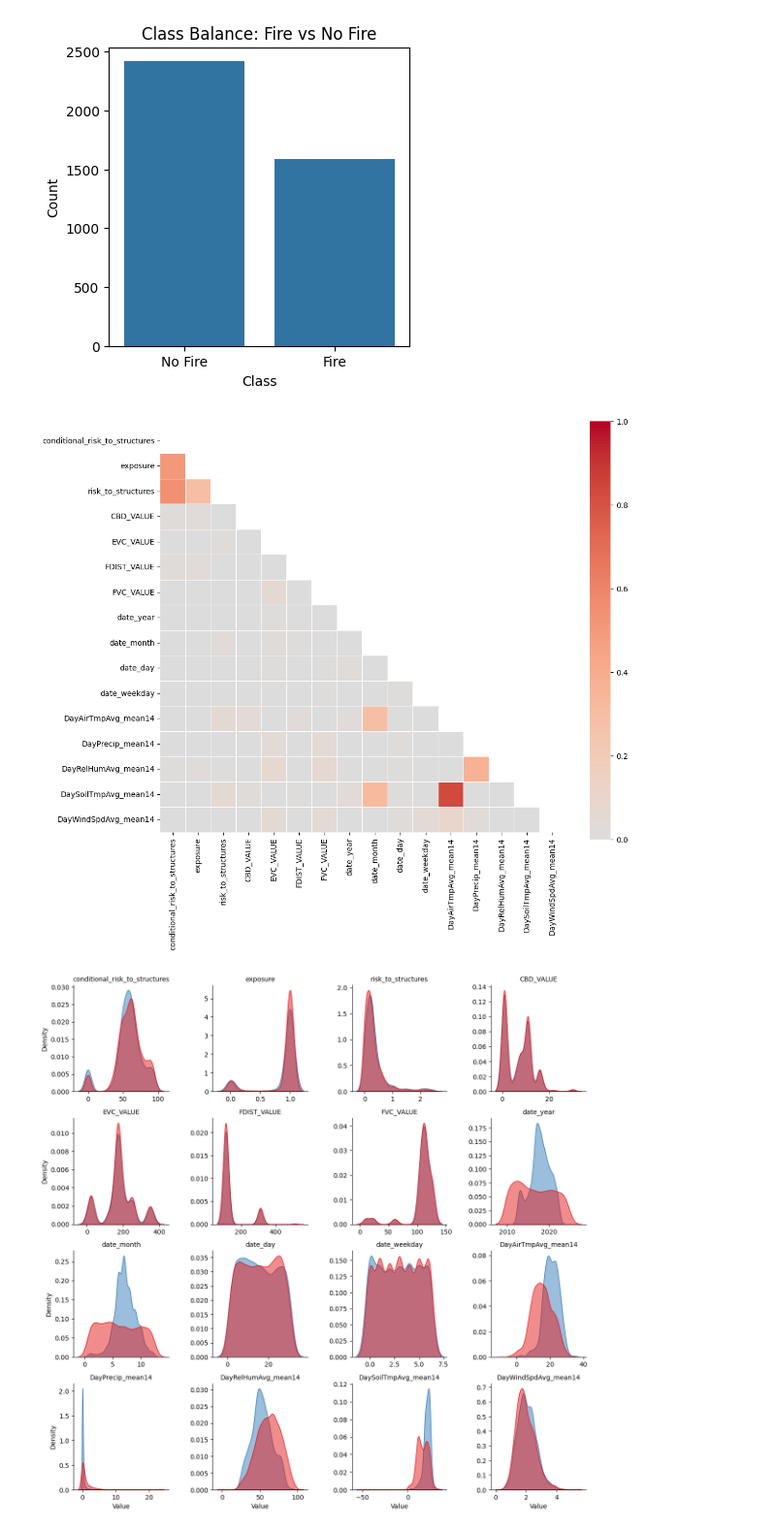
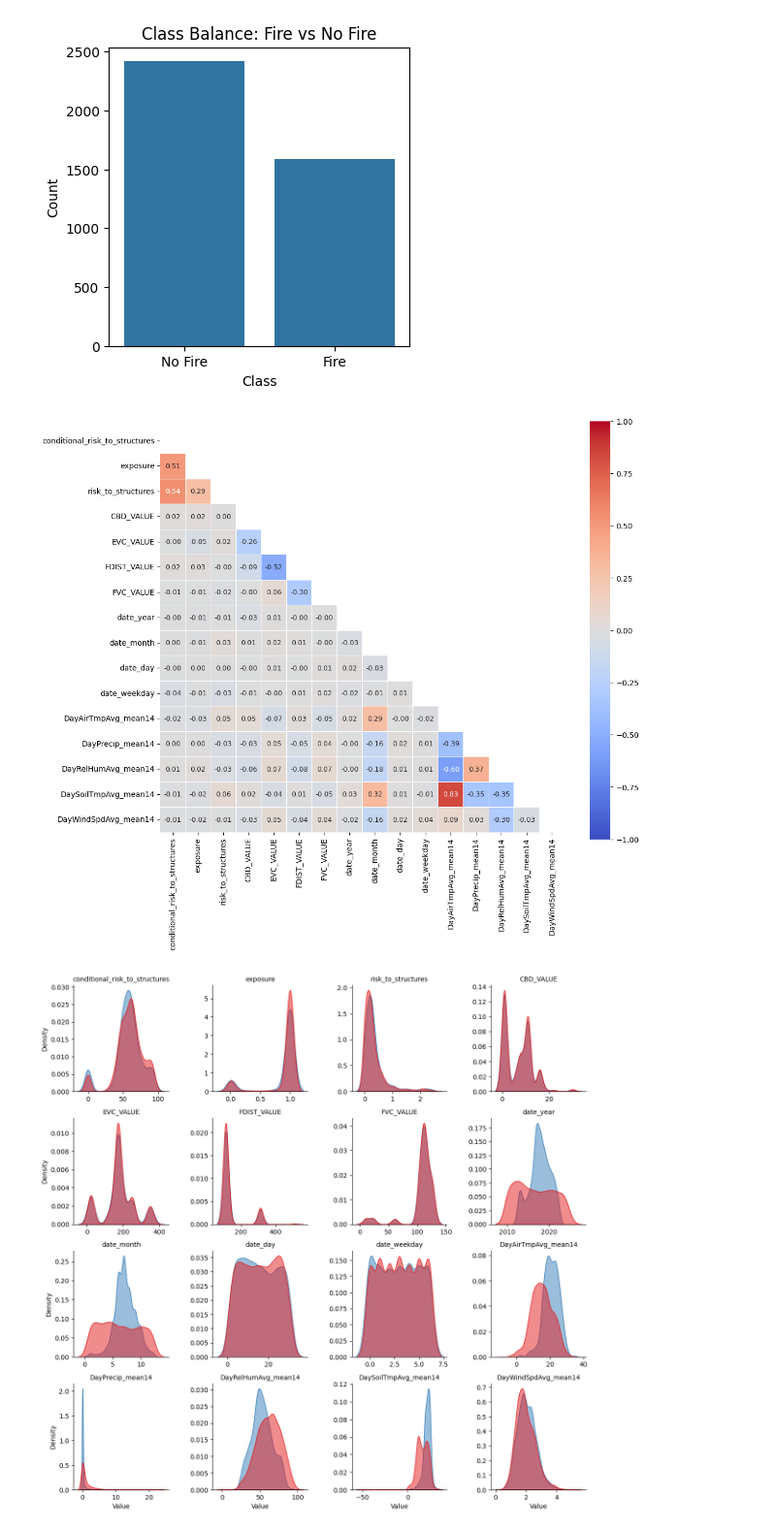
Before and after one commit to Shawn-Kim96/California_Wild_Fire_Prediction, a Jupyter notebook: notebooks/12.0-ShawnKim-final_data_analysis.ipynb, the cells around one changed output. Shown at 97% size. Saved outputs shown, nothing was run; the diff lists cells and outputs as text; code cells hidden in the pictures.

```diff
--- a/notebooks/12.0-ShawnKim-final_data_analysis.ipynb
+++ b/notebooks/12.0-ShawnKim-final_data_analysis.ipynb
@@ -166,20 +166,34 @@ plt.show()
 # %%
 # Correlation heatmap for numerical features
 # Just use mean climate data for correlation heatmap
 df2 = df.copy()
 climate_vars = ['DayAirTmpAvg', 'DayPrecip', 'DayRelHumAvg', 'DaySoilTmpAvg', 'DayWindSpdAvg']
 for var in climate_vars:
     cols = [c for c in df.columns if c.startswith(var) if '_mean' not in c]
     df2.drop(columns=cols, inplace=True)
 df2.drop(columns=['date'], inplace=True)
 
 plt.figure(figsize=(12,10))
 corr = df2.drop(columns=['is_fire']).corr()  # exclude the label for feature-feature correlation
 mask = np.triu(np.ones_like(corr, dtype=bool))
-sns.heatmap(corr, mask=mask, cmap='coolwarm', center=0, square=True, linewidths=0.5, vmin=0, vmax=1)
+
+sns.heatmap(
+    corr,
+    mask=mask,
+    cmap='coolwarm',
+    center=0,
+    square=True,
+    linewidths=0.5,
+    vmin=-1,
+    vmax=1,
+    annot=True,
+    fmt=".2f",
+    annot_kws={"size": 9}
+)
+
 plt.show()
 # %% [output]
-[figure, old version]
+[figure, new version]
 # %%
 # Total Class-wise Feature Distribution
 
```
Also changed, not shown: 2 other files.
